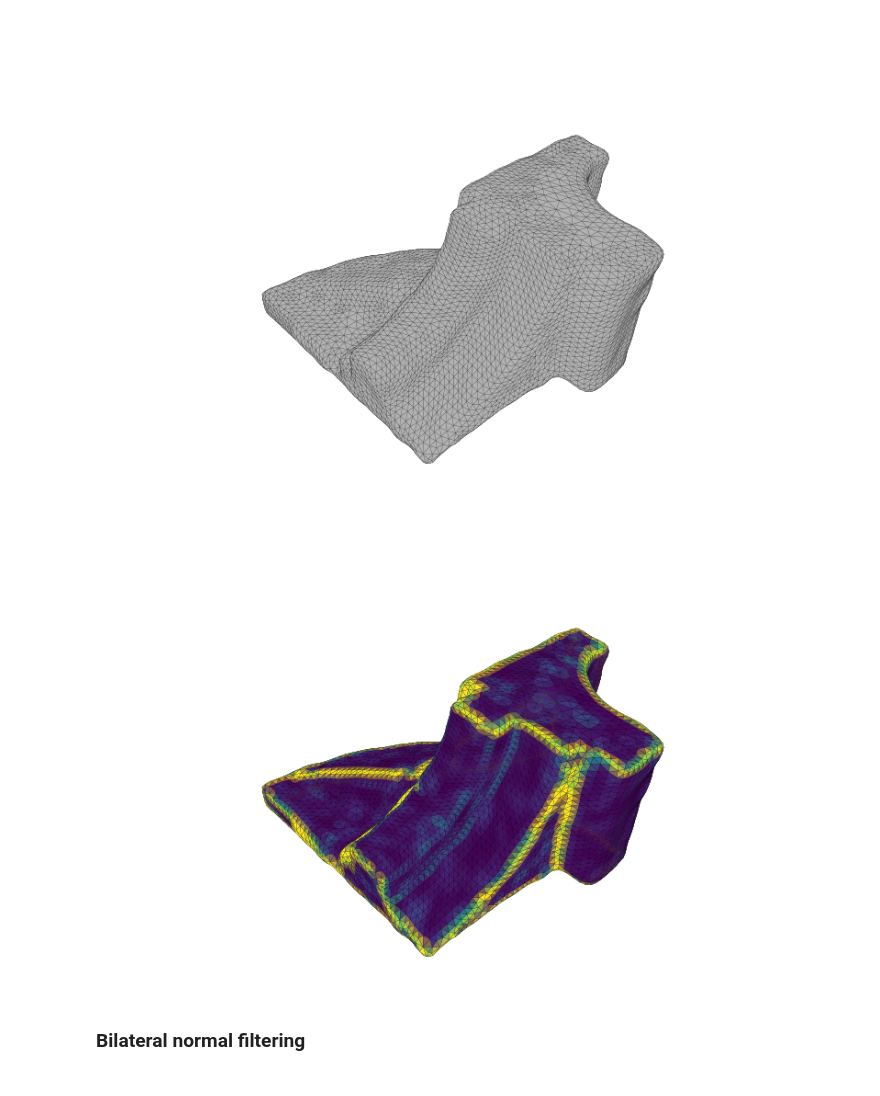
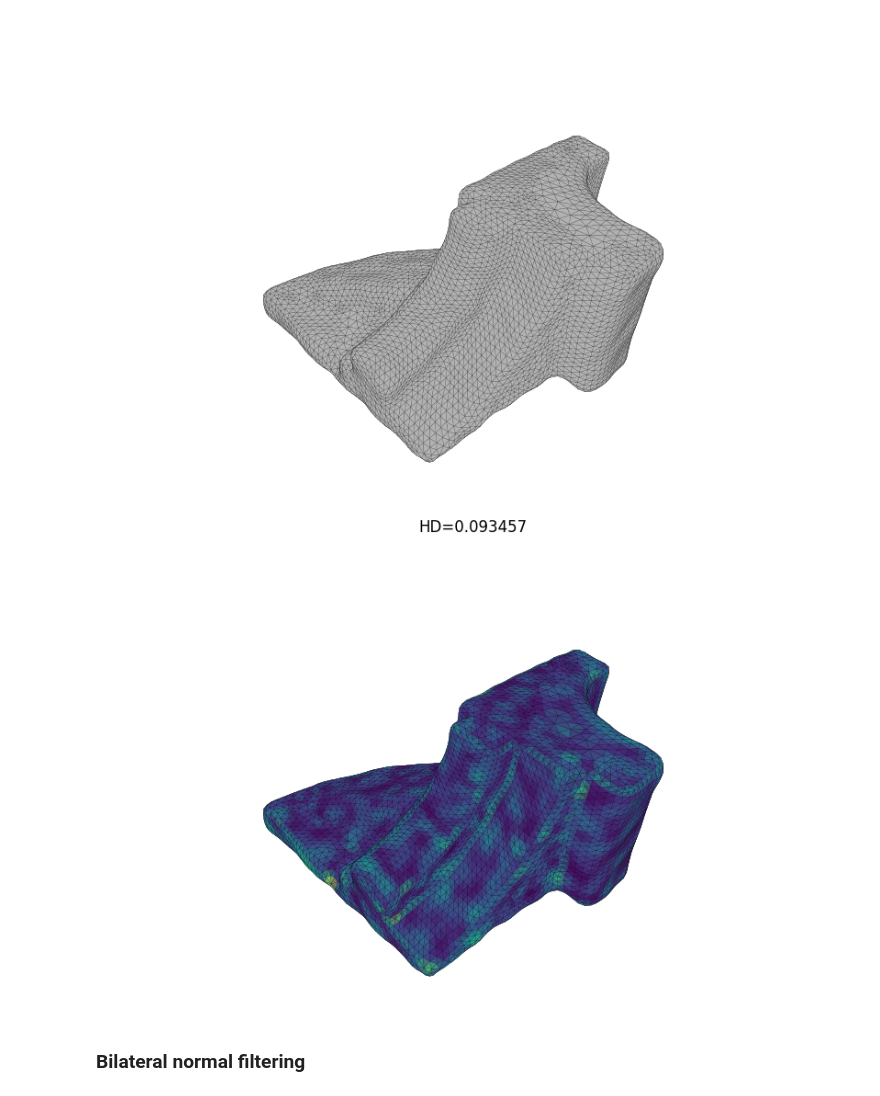
Before and after one commit to tatsy/tinymesh, a Jupyter notebook: examples/python/denoise.ipynb, the cells around one changed output. Saved outputs shown, nothing was run; the diff lists cells and outputs as text; code cells hidden in the pictures.

```diff
--- a/examples/python/denoise.ipynb
+++ b/examples/python/denoise.ipynb
@@ -53,14 +52,14 @@ viewer.mesh_visualization(result)
 # %% [output]
 [figure]
 # %%
-vs = np.asarray(mesh.get_vertices())
-us = np.asarray(result.get_vertices())
-errs = np.sum((vs - us) ** 2.0, axis=1)
-errs = 5.0 * (errs - emin) / (emax - emin)
+errs = get_per_vertex_shortest_distances(result, mesh)
+emax, emin = errs.max(), errs.min()
+errs = 1.0 * (errs - emin) / (emax - emin)
 colors = cm.viridis(errs)
-viewer.mesh_visualization(result, colors=colors)
+hd = get_hausdorff_distance(result, mesh)
+viewer.mesh_visualization(result, colors=colors, title='HD={:f}'.format(hd))
 # %% [output]
-[figure, old version]
+[figure, new version]
 # %% [markdown]
 ### Bilateral normal filtering
 # %%
```
Also changed, not shown: parts of 4 cells of this notebook, 5 other files.
